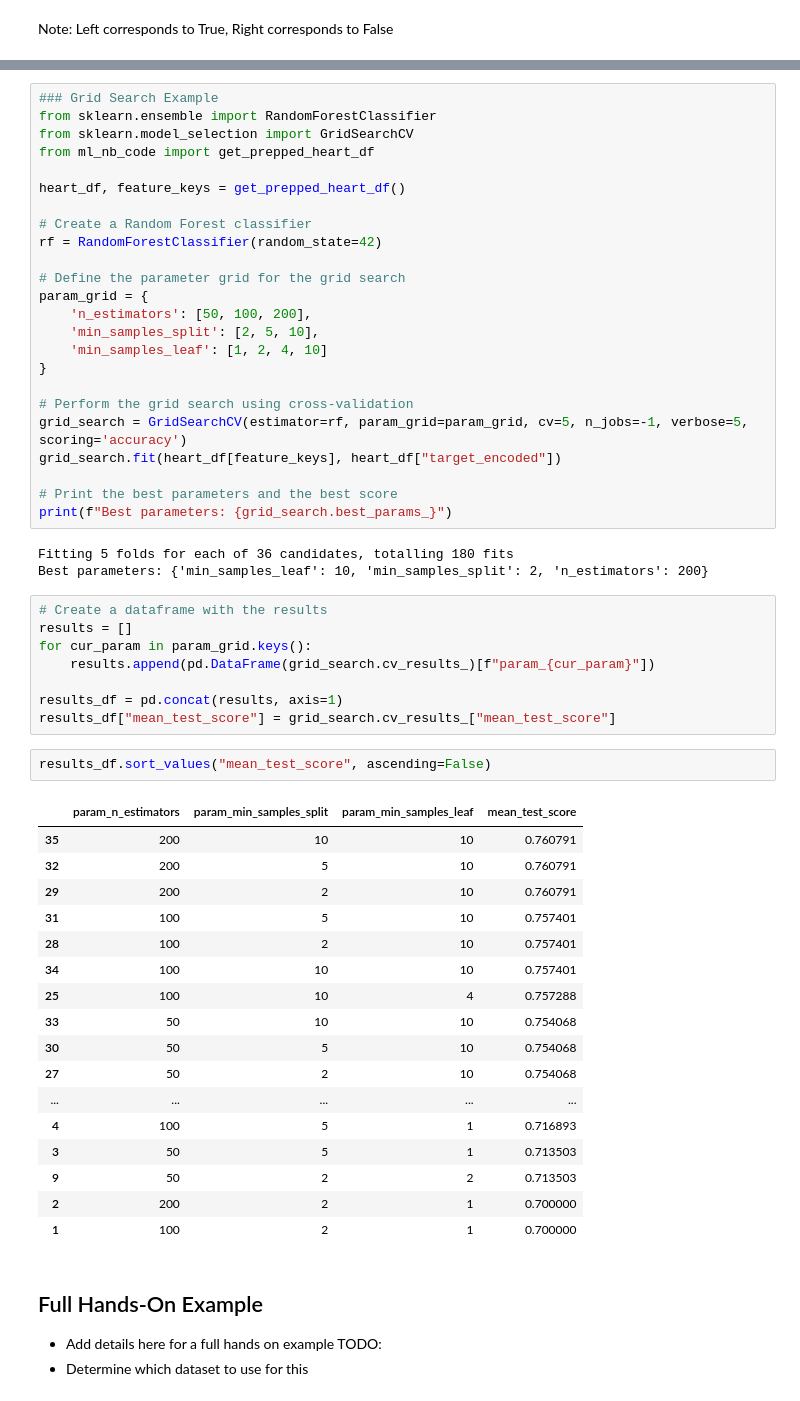
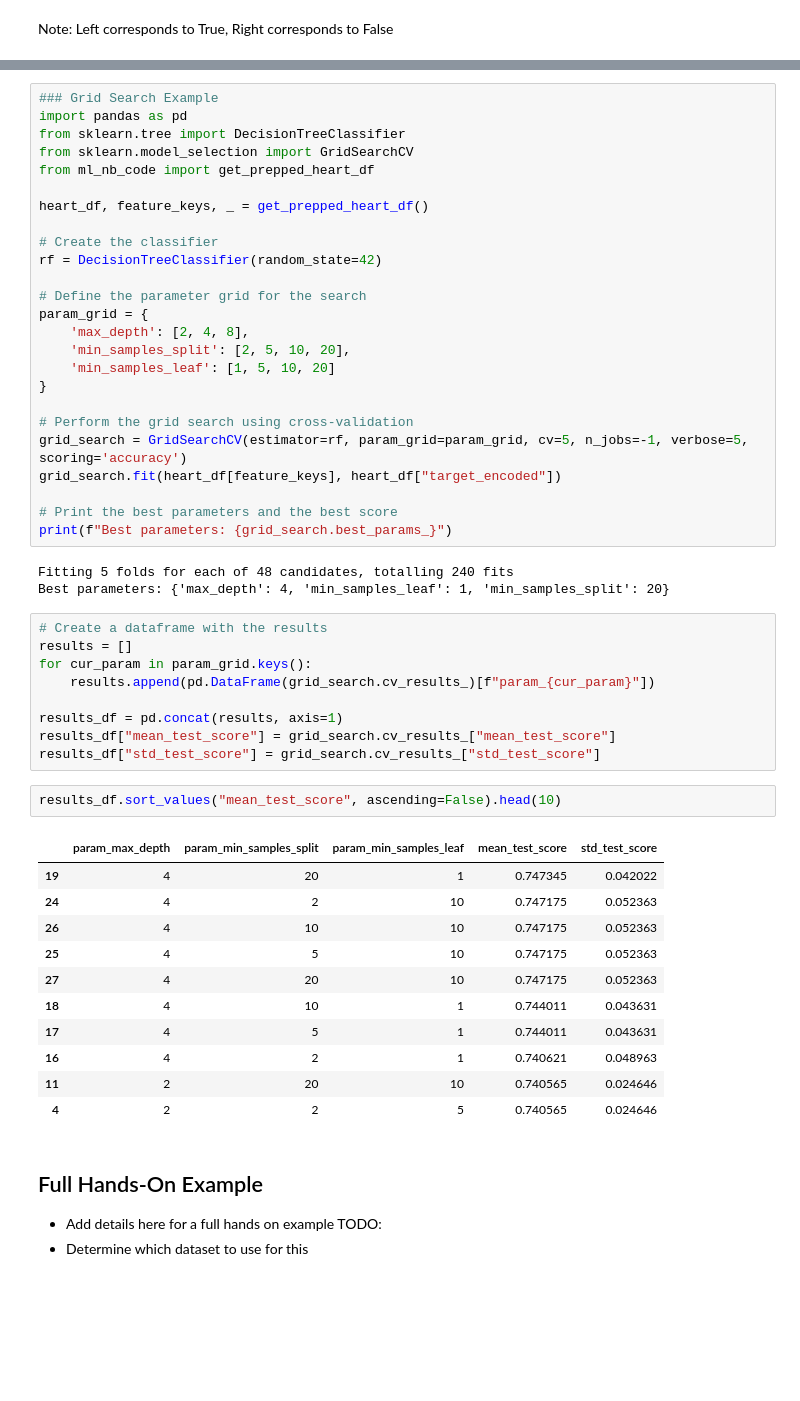
Before and after one commit to ucgmsim/qc_ml_workshop_2024, a Jupyter notebook: ml_notebook.ipynb, the cells around one changed output, grey strips where cells are left out. Cells and saved outputs as stored; diff of their text form; blank space fills up the shorter version.

```diff
--- a/ml_notebook.ipynb
+++ b/ml_notebook.ipynb
@@ -343,19 +660,20 @@ TODO:
 # %%
 ### Grid Search Example
-from sklearn.ensemble import RandomForestClassifier
+import pandas as pd
+from sklearn.tree import DecisionTreeClassifier
 from sklearn.model_selection import GridSearchCV
 from ml_nb_code import get_prepped_heart_df
 
-heart_df, feature_keys = get_prepped_heart_df()
+heart_df, feature_keys, _ = get_prepped_heart_df()
 
-# Create a Random Forest classifier
-rf = RandomForestClassifier(random_state=42)
+# Create the classifier
+rf = DecisionTreeClassifier(random_state=42)
 
-# Define the parameter grid for the grid search
+# Define the parameter grid for the search
 param_grid = {
-    'n_estimators': [50, 100, 200],
-    'min_samples_split': [2, 5, 10],
-    'min_samples_leaf': [1, 2, 4, 10]
+    'max_depth': [2, 4, 8],
+    'min_samples_split': [2, 5, 10, 20],
+    'min_samples_leaf': [1, 5, 10, 20]
 }
 
 # Perform the grid search using cross-validation
@@ -365,8 +683,8 @@ grid_search.fit(heart_df[feature_keys], heart_df["target_encoded"])
 # Print the best parameters and the best score
 print(f"Best parameters: {grid_search.best_params_}")
 # %% [output]
-Fitting 5 folds for each of 36 candidates, totalling 180 fits
-Best parameters: {'min_samples_leaf': 10, 'min_samples_split': 2, 'n_estimators': 200}
+Fitting 5 folds for each of 48 candidates, totalling 240 fits
+Best parameters: {'max_depth': 4, 'min_samples_leaf': 1, 'min_samples_split': 20}
 # %%
 # Create a dataframe with the results
 results = []
@@ -375,26 +693,21 @@ for cur_param in param_grid.keys():
 
 results_df = pd.concat(results, axis=1)
 results_df["mean_test_score"] = grid_search.cv_results_["mean_test_score"]
+results_df["std_test_score"] = grid_search.cv_results_["std_test_score"]
 # %%
-results_df.sort_values("mean_test_score", ascending=False)
+results_df.sort_values("mean_test_score", ascending=False).head(10)
 # %% [output]
-|  | param_n_estimators | param_min_samples_split | param_min_samples_leaf | mean_test_score |
-| 35 | 200 | 10 | 10 | 0.760791 |
-| 32 | 200 | 5 | 10 | 0.760791 |
-| 29 | 200 | 2 | 10 | 0.760791 |
-| 31 | 100 | 5 | 10 | 0.757401 |
-| 28 | 100 | 2 | 10 | 0.757401 |
-| 34 | 100 | 10 | 10 | 0.757401 |
-| 25 | 100 | 10 | 4 | 0.757288 |
-| 33 | 50 | 10 | 10 | 0.754068 |
-| 30 | 50 | 5 | 10 | 0.754068 |
-| 27 | 50 | 2 | 10 | 0.754068 |
-| ... | ... | ... | ... | ... |
-| 4 | 100 | 5 | 1 | 0.716893 |
-| 3 | 50 | 5 | 1 | 0.713503 |
-| 9 | 50 | 2 | 2 | 0.713503 |
-| 2 | 200 | 2 | 1 | 0.700000 |
-| 1 | 100 | 2 | 1 | 0.700000 |
+|  | param_max_depth | param_min_samples_split | param_min_samples_leaf | mean_test_score | std_test_score |
+| 19 | 4 | 20 | 1 | 0.747345 | 0.042022 |
+| 24 | 4 | 2 | 10 | 0.747175 | 0.052363 |
+| 26 | 4 | 10 | 10 | 0.747175 | 0.052363 |
+| 25 | 4 | 5 | 10 | 0.747175 | 0.052363 |
+| 27 | 4 | 20 | 10 | 0.747175 | 0.052363 |
+| 18 | 4 | 10 | 1 | 0.744011 | 0.043631 |
+| 17 | 4 | 5 | 1 | 0.744011 | 0.043631 |
+| 16 | 4 | 2 | 1 | 0.740621 | 0.048963 |
+| 11 | 2 | 20 | 10 | 0.740565 | 0.024646 |
+| 4 | 2 | 2 | 5 | 0.740565 | 0.024646 |
 # %% [markdown]
 ## Full Hands-On Example
 - Add details here for a full hands on example
```
Also changed, not shown: parts of 54 cells of this notebook, 7 other files.
